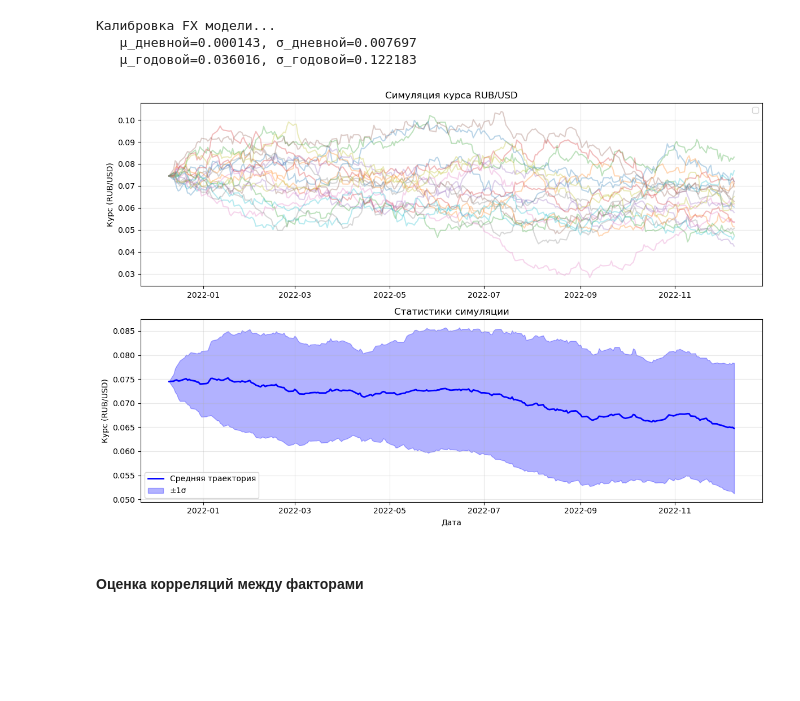
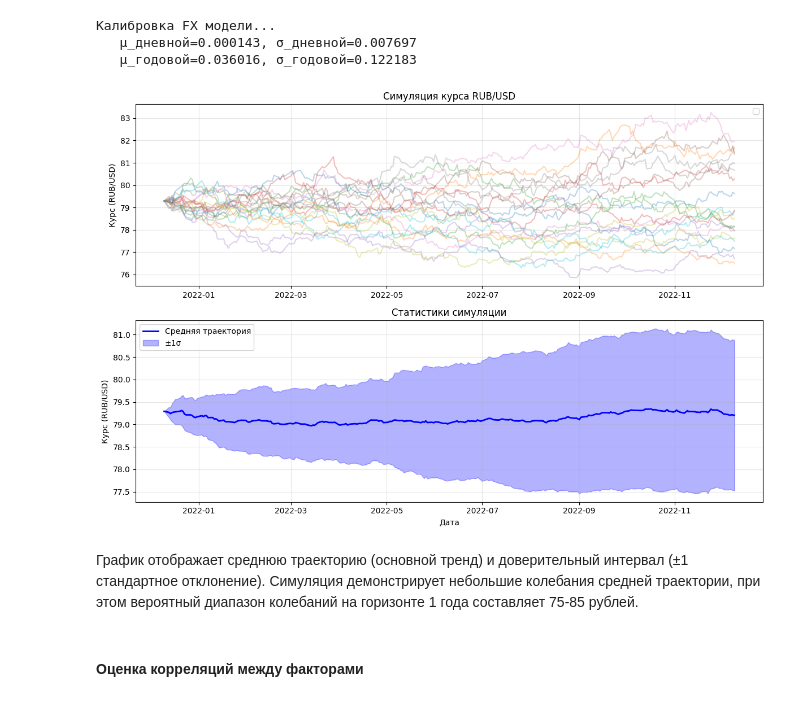
Before and after one commit to ArtemLiA/Quants-Project, a Jupyter notebook: main.ipynb, the cells around one changed output. Saved outputs shown, nothing was run; the diff lists cells and outputs as text; code cells hidden in the pictures; blank space fills up the shorter version.

```diff
--- a/main.ipynb
+++ b/main.ipynb
@@ -83,5 +86,5 @@ T-bills - государственные облигации США. Кривая
 # %%
-us_g_curve_df = pd.read_excel("data/t-bills.xlsx", sheet_name=1)
+us_g_curve_df = pd.read_excel("data/t-bills.xlsx")
 us_g_curve_df = us_g_curve_df.rename(columns={"observation_date": "Date", "DGS3MO": "Rate"})[
     ["Date", "Rate"]
 ]
@@ -402,11 +452,13 @@ dates_fx_simple, trajectories_fx_simple = simulate_model(
 # %%
 plot_simulation(
     dates=dates,
-    trajectories=trajectories,
+    trajectories=fx_initial * np.exp(trajectories),
     model_type="fx",
     title="Симуляция курса RUB/USD",
     asset_type="fx",
 )
 # %% [output]
-[figure, old version]
+[figure, new version]
+# %% [markdown]
+График отображает среднюю траекторию (основной тренд) и доверительный интервал (±1 стандартное отклонение). Симуляция демонстрирует небольшие колебания средней траектории, при этом вероятный диапазон колебаний на горизонте 1 года составляет 75-85 рублей.
 # %%
```
Also changed, not shown: parts of 39 cells of this notebook, 1 other file.
